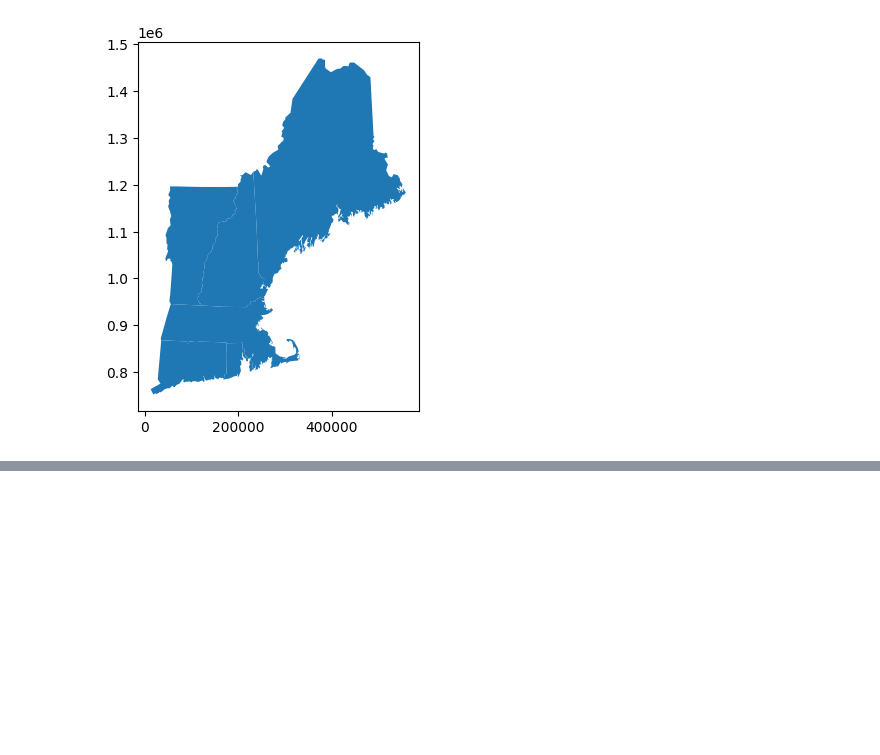
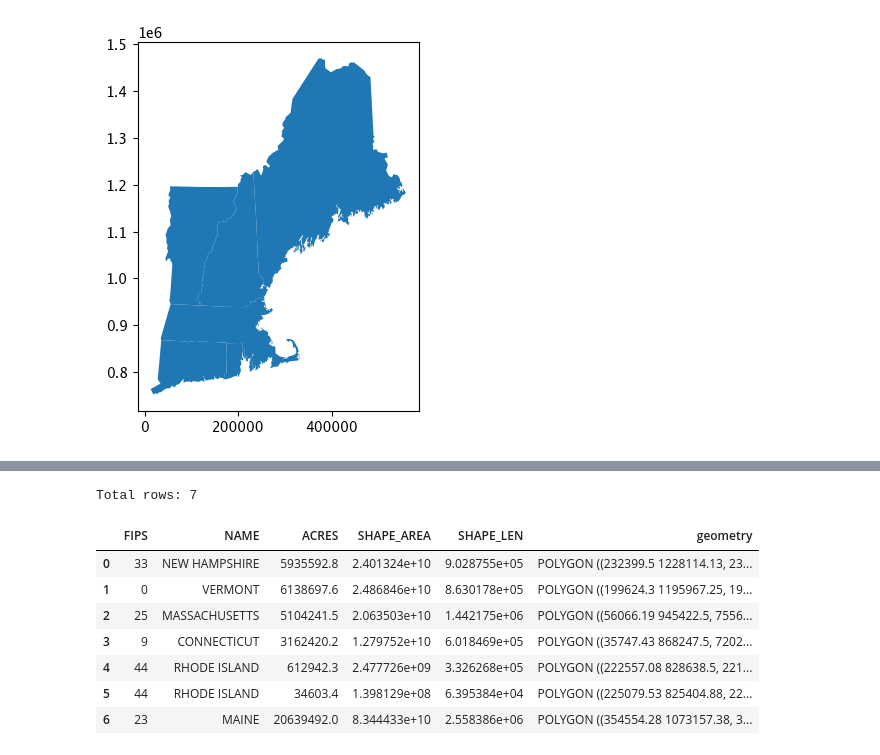
Before and after one commit to AtulAravindDas/NEWISE_GIS, a Jupyter notebook: new_england_maps.ipynb, the cells around one changed output, grey strips where cells are left out. Drawn from its saved outputs; the diff is of its cells as text; code cells hidden in the pictures; blank space fills up the shorter version.

```diff
--- a/new_england_maps.ipynb
+++ b/new_england_maps.ipynb
@@ -24,0 +50,15 @@ plt.show()
+# %%
+print(f"Total rows: {len(new_england)}")
+# %% [output]
+Total rows: 7
+# %%
+new_england
+# %% [output]
+|  | FIPS | NAME | ACRES | SHAPE_AREA | SHAPE_LEN | geometry |
+| 0 | 33 | NEW HAMPSHIRE | 5935592.8 | 2.401324e+10 | 9.028755e+05 | POLYGON ((232399.5 1228114.13, 23... |
+| 1 | 0 | VERMONT | 6138697.6 | 2.486846e+10 | 8.630178e+05 | POLYGON ((199624.3 1195967.25, 19... |
+| 2 | 25 | MASSACHUSETTS | 5104241.5 | 2.063503e+10 | 1.442175e+06 | POLYGON ((56066.19 945422.5, 7556... |
+| 3 | 9 | CONNECTICUT | 3162420.2 | 1.279752e+10 | 6.018469e+05 | POLYGON ((35747.43 868247.5, 7202... |
+| 4 | 44 | RHODE ISLAND | 612942.3 | 2.477726e+09 | 3.326268e+05 | POLYGON ((222557.08 828638.5, 221... |
+| 5 | 44 | RHODE ISLAND | 34603.4 | 1.398129e+08 | 6.395384e+04 | POLYGON ((225079.53 825404.88, 22... |
+| 6 | 23 | MAINE | 20639492.0 | 8.344433e+10 | 2.558386e+06 | POLYGON ((354554.28 1073157.38, 3... |
```
Also changed, not shown: parts of 5 cells of this notebook.
